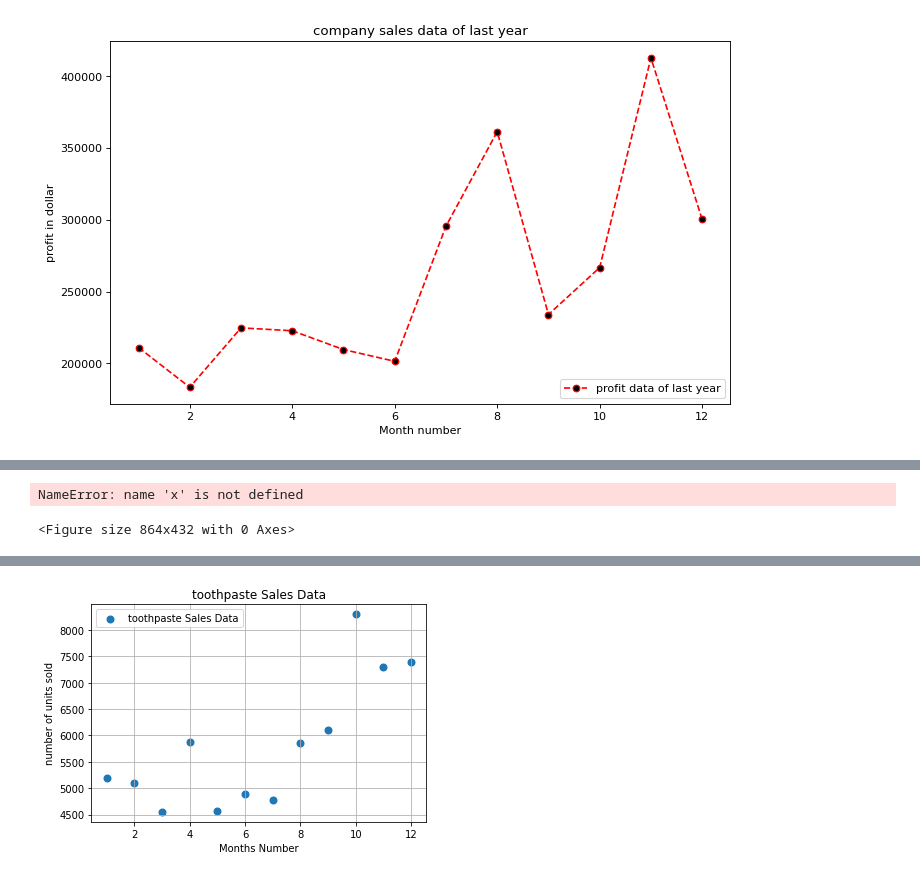
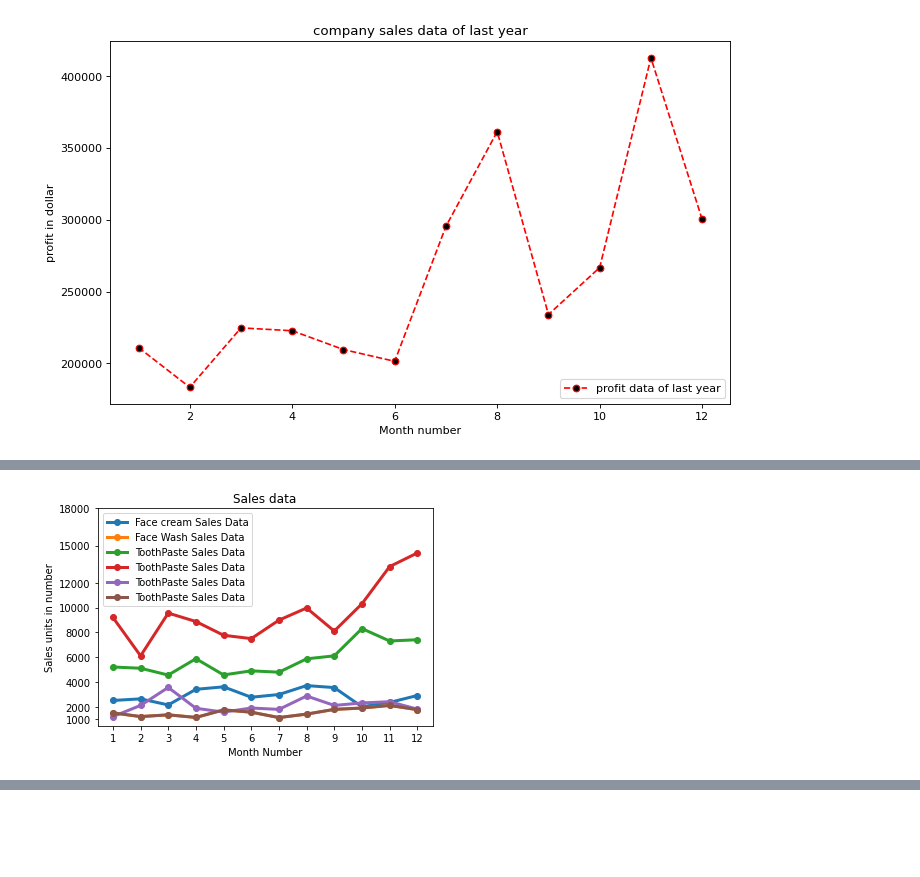
Before and after one commit to oherba/M111-Advanced-Python-and-Database-Management, a Jupyter notebook: day01/exercises/03-matplotlib_basic_assignment.ipynb, the cells around one changed output, grey strips where cells are left out. Saved outputs shown, nothing was run; the diff lists cells and outputs as text; code cells hidden in the pictures; blank space fills up the shorter version.

```diff
--- a/day01/exercises/03-matplotlib_basic_assignment.ipynb
+++ b/day01/exercises/03-matplotlib_basic_assignment.ipynb
@@ -20,10 +20,10 @@ The line plot graph should look like this.
 # Write your code here
 import pandas as pd
 import matplotlib.pyplot as plt
-graph=pd.read_csv("../data/company_sales_data.csv")
+csv_df=pd.read_csv("../data/company_sales_data.csv")
 plt.figure(figsize=(20,6))
-axis1=graph["total_profit"]
-axis0=graph["month_number"]
+axis1=csv_df["total_profit"]
+axis0=csv_df["month_number"]
 plt.plot(axis0,axis1,scalex=True)
 plt.xticks(range(1,13))
 plt.xlabel("Month number")
@@ -67,27 +67,32 @@ Display the number of units sold per month for each product using multiline plot
 **Expected output**
 
 <img src="../data/sales_data.png" alt="sales_data" style="width: 500px;"/>
-# %%
-y1 = data.iloc[:,1:len(data)]
-cols = y1.columns
-
-
-f = plt.figure()
-f.set_figwidth(12)
-f.set_figheight(6)
-
-for i in cols[:-1]:
-    plt.plot(x, y1[i],'o-', label=i )
-    plt.xlabel("Month Number")
-    plt.ylabel('sales units number')
-    plt.title("sales data")
-    plt.legend(loc="upper left")
-
-
-plt.show()
-# %% [output]
-NameError: name 'x' is not defined
-<Figure size 864x432 with 0 Axes>
+# %%
+# write your code here
+monthList  = csv_df ['month_number'].tolist()
+faceCream   = csv_df ['facecream'].tolist()
+faceWash   = csv_df ['facewash'].tolist()
+toothPaste = csv_df ['toothpaste'].tolist()
+bathingsoap   = csv_df ['bathingsoap'].tolist()
+shampoo  = csv_df ['shampoo'].tolist()
+moisturizer = csv_df ['moisturizer'].tolist()
+
+plt.plot(monthList, faceCream,   label = 'Face cream Sales Data', marker='o', linewidth=3)
+plt.plot(monthList, faceWash,   label = 'Face Wash Sales Data',  marker='o', linewidth=3)
+plt.plot(monthList, toothPaste, label = 'ToothPaste Sales Data', marker='o', linewidth=3)
+plt.plot(monthList, bathingsoap, label = 'ToothPaste Sales Data', marker='o', linewidth=3)
+plt.plot(monthList, shampoo, label = 'ToothPaste Sales Data', marker='o', linewidth=3)
+plt.plot(monthList, moisturizer, label = 'ToothPaste Sales Data', marker='o', linewidth=3)
+
+plt.xlabel('Month Number')
+plt.ylabel('Sales units in number')
+plt.legend(loc='upper left')
+plt.xticks(monthList)
+plt.yticks([1000, 2000, 4000, 6000, 8000, 10000, 12000, 15000, 18000])
+plt.title('Sales data')
+plt.show()
+# %% [output]
+[figure, added]
 # %% [markdown]
 ## Exercise 4
 **Read toothpaste sales data of each month and show it using a scatter plot**
@@ -96,16 +101,3 @@ Also, add a grid in the plot. gridline style should “–“.
 **Expected output**
 
 <img src="../data/Tooth_paste_Sales_data.png" alt="sales_data" style="width: 700px;"/>
-# %%
-# write your code here
-# write your code here
-#scater plot
-plt.scatter(data['month_number'],data['toothpaste'], label="toothpaste Sales Data", marker='o', linewidth=2)
-plt.xlabel("Months Number")
-plt.ylabel("number of units sold")
-plt.title("toothpaste Sales Data")
-plt.legend(loc=2)
-plt.grid(True)
-plt.show()
-# %% [output]
-[figure, removed]
```
Also changed, not shown: parts of 14 cells of this notebook.
